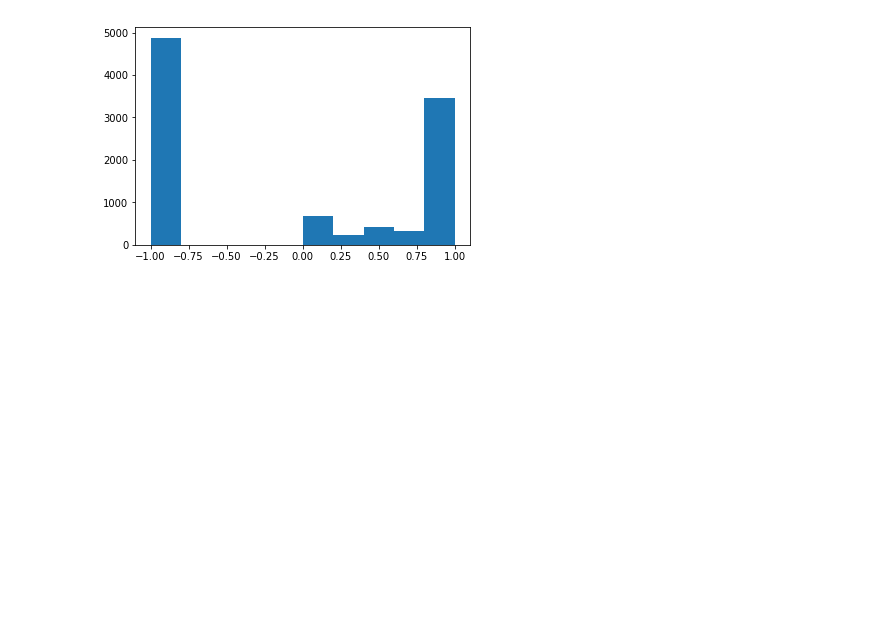
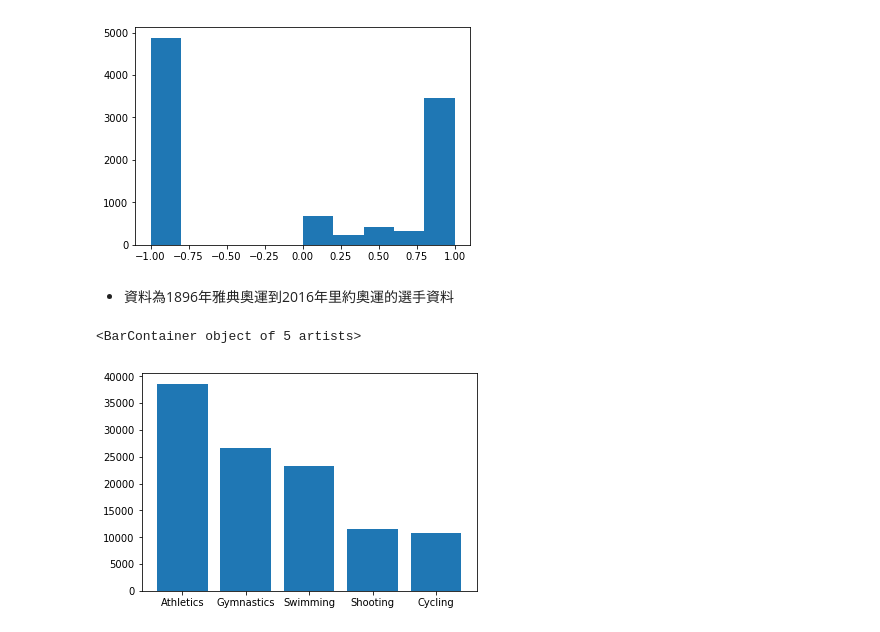
Before and after one commit to F74046496/FoDA_HW1, a Jupyter notebook: hw1.ipynb, the cells around one changed output. Drawn from its saved outputs; the diff is of its cells as text; code cells hidden in the pictures; blank space fills up the shorter version.

Commit message:
Part 2

```diff
--- a/hw1.ipynb
+++ b/hw1.ipynb
@@ -147,0 +146,16 @@ plt.hist(list_HelpfulRatio)
+# %%
+### Part 2 ###
+# The data path of input file
+oly_path = "./athlete_events.csv"
+
+# Read csv file to pandas dataframe
+pd_oly = pd.read_csv(oly_path)
+# %% [markdown]
+- 資料為1896年雅典奧運到2016年里約奧運的選手資料
+# %%
+#top 5 sport of most player
+top5_sport = pd_oly['Sport'].value_counts().head(5)
+plt.bar(top5_sport.index[:], top5_sport[:])
+# %% [output]
+<BarContainer object of 5 artists>
+[figure, added]
```
Also changed, not shown: parts of 16 cells of this notebook.
